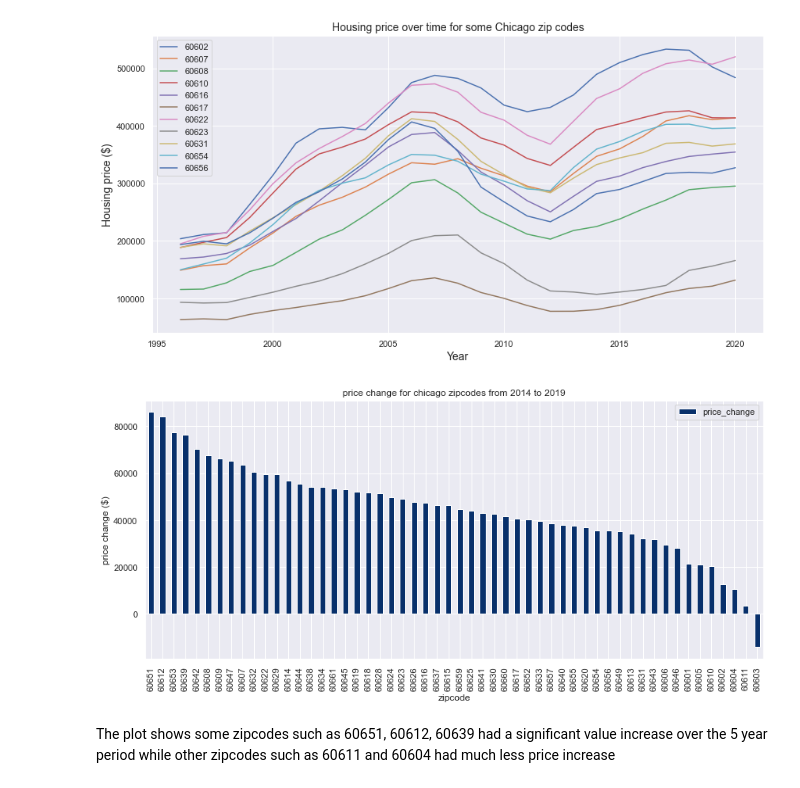
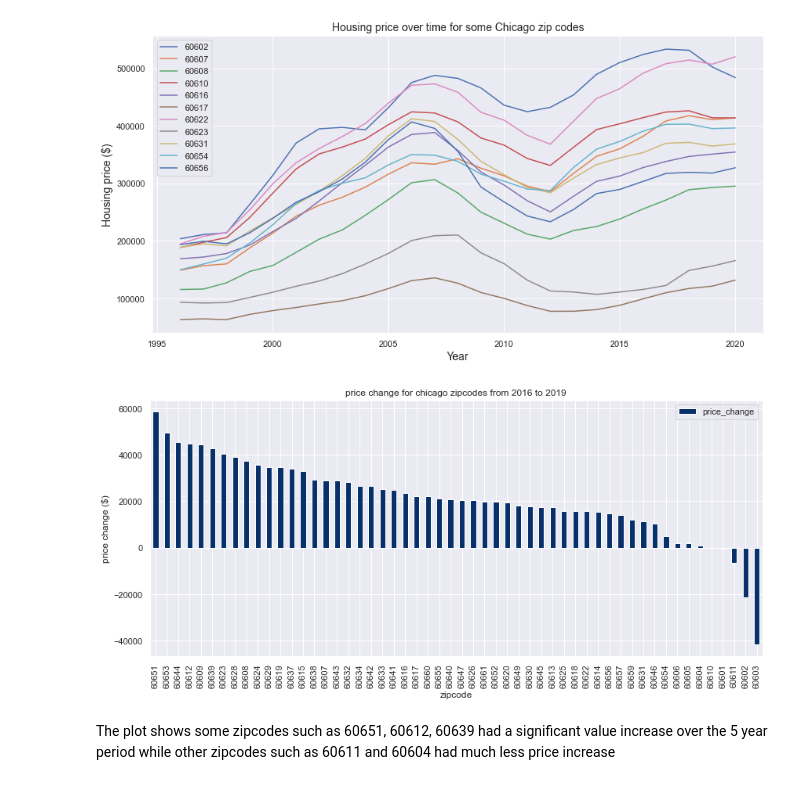
Before and after one commit to mandanah/capstone2, a Jupyter notebook: identify_up_and_coming_neighborhoods.ipynb, the cells around one changed output. Drawn from its saved outputs; the diff is of its cells as text; code cells hidden in the pictures.

```diff
--- a/identify_up_and_coming_neighborhoods.ipynb
+++ b/identify_up_and_coming_neighborhoods.ipynb
@@ -236,21 +262,21 @@ plot_price(df_price_by_zipcode_yearly,selected_zipcodes)
 # %%
 # plotting housing price change for all zipcodes: price at the end of 2019 - price at the beginning of 2014
 
-def get_price_change(init_date = 2014, end_date = 2019):
+def get_price_change(init_date = 2016, end_date = 2019):
     price_change = []
     for zipcode in Housing_price_yearly.zipcode.unique():
         df = df_price_by_zipcode_yearly[zipcode].reset_index()
         zipcode_price_change = df.loc[df.year==end_date, 'price'].values[0] - df.loc[df.year==init_date, 'price'].values[0]
         price_change.append((zipcode, zipcode_price_change))
     price_change_df = pd.DataFrame(price_change, columns=['zipcode', 'price_change'])
     price_change_df_sorted = price_change_df.sort_values('price_change', ascending=False)
     price_change_df_sorted.plot(x='zipcode',y='price_change',kind='bar', figsize=(14,6), cmap='Blues_r')
     plt.title(f'price change for chicago zipcodes from {init_date} to {end_date}')
     plt.ylabel('price change ($)')
     return price_change_df_sorted
 price_change = get_price_change()
 # %% [output]
-[figure, old version]
+[figure, new version]
 # %% [markdown]
 The plot shows some zipcodes such as 60651, 60612, 60639 had a significant value increase over the 5 year period while other zipcodes such as 60611 and 60604 had much less price increase
 # %% [markdown]
```
Also changed, not shown: parts of 49 cells of this notebook.
